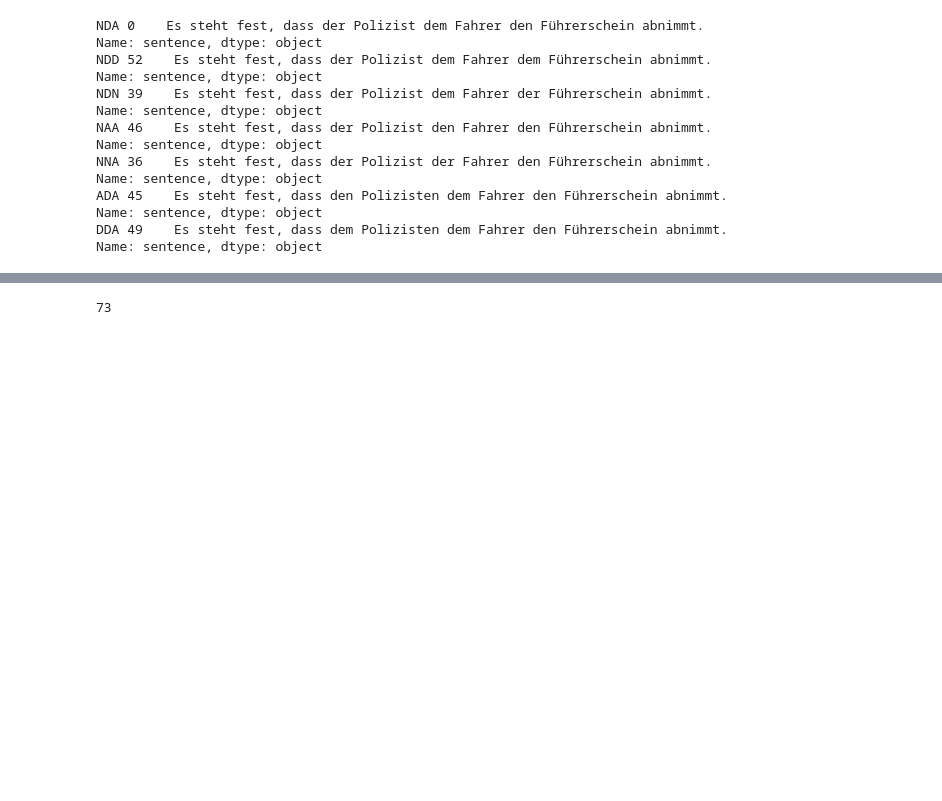
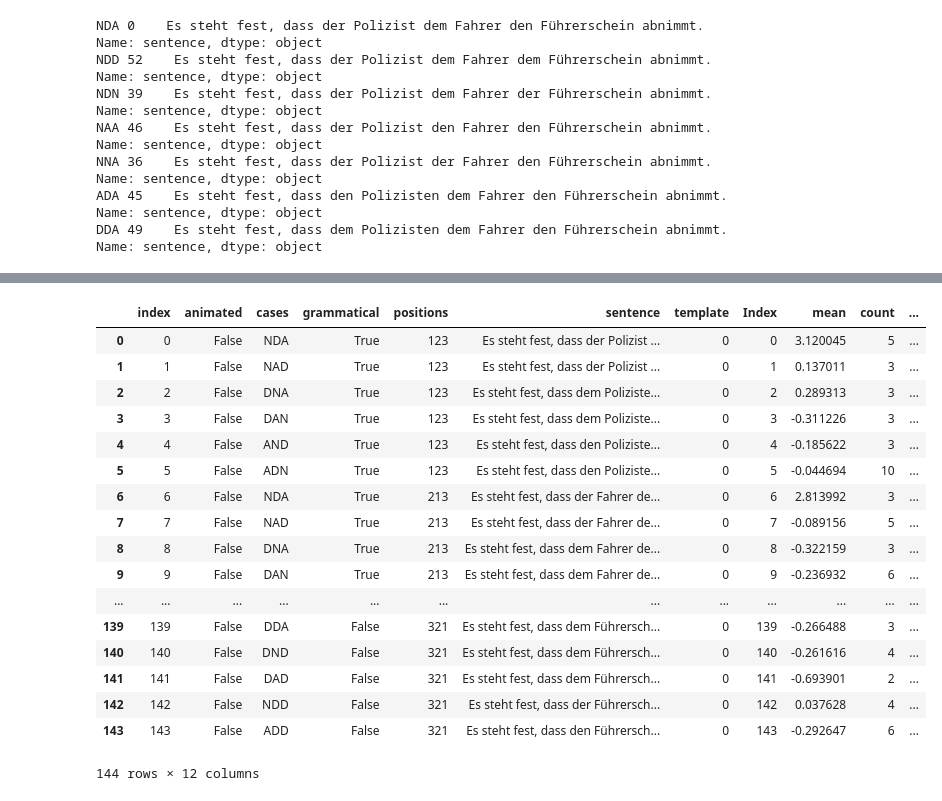
Before and after one commit to crochereau/Word-based-LM, a Jupyter notebook: src/human_eval.ipynb, the cells around one changed output, grey strips where cells are left out. Drawn from its saved outputs; the diff is of its cells as text; code cells hidden in the pictures; blank space fills up the shorter version.

```diff
--- a/src/human_eval.ipynb
+++ b/src/human_eval.ipynb
@@ -416,3 +441,24 @@ AUC 1 vs 6
+# %%
+data[data['template']==0]
+# %% [output]
+|  | index | animated | cases | grammatical | positions | sentence | template | Index | mean | count | ... |
+| 0 | 0 | False | NDA | True | 123 | Es steht fest, dass der Polizist ... | 0 | 0 | 3.120045 | 5 | ... |
+| 1 | 1 | False | NAD | True | 123 | Es steht fest, dass der Polizist ... | 0 | 1 | 0.137011 | 3 | ... |
+| 2 | 2 | False | DNA | True | 123 | Es steht fest, dass dem Poliziste... | 0 | 2 | 0.289313 | 3 | ... |
+| 3 | 3 | False | DAN | True | 123 | Es steht fest, dass dem Poliziste... | 0 | 3 | -0.311226 | 3 | ... |
+| 4 | 4 | False | AND | True | 123 | Es steht fest, dass den Poliziste... | 0 | 4 | -0.185622 | 3 | ... |
+| 5 | 5 | False | ADN | True | 123 | Es steht fest, dass den Poliziste... | 0 | 5 | -0.044694 | 10 | ... |
+| 6 | 6 | False | NDA | True | 213 | Es steht fest, dass der Fahrer de... | 0 | 6 | 2.813992 | 3 | ... |
+| 7 | 7 | False | NAD | True | 213 | Es steht fest, dass der Fahrer de... | 0 | 7 | -0.089156 | 5 | ... |
+| 8 | 8 | False | DNA | True | 213 | Es steht fest, dass dem Fahrer de... | 0 | 8 | -0.322159 | 3 | ... |
+| 9 | 9 | False | DAN | True | 213 | Es steht fest, dass dem Fahrer de... | 0 | 9 | -0.236932 | 6 | ... |
+| ... | ... | ... | ... | ... | ... | ... | ... | ... | ... | ... | ... |
+| 139 | 139 | False | DDA | False | 321 | Es steht fest, dass dem Führersch... | 0 | 139 | -0.266488 | 3 | ... |
+| 140 | 140 | False | DND | False | 321 | Es steht fest, dass dem Führersch... | 0 | 140 | -0.261616 | 4 | ... |
+| 141 | 141 | False | DAD | False | 321 | Es steht fest, dass dem Führersch... | 0 | 141 | -0.693901 | 2 | ... |
+| 142 | 142 | False | NDD | False | 321 | Es steht fest, dass der Führersch... | 0 | 142 | 0.037628 | 4 | ... |
+| 143 | 143 | False | ADD | False | 321 | Es steht fest, dass den Führersch... | 0 | 143 | -0.292647 | 6 | ... |
+144 rows × 12 columns
 # %%
 groups_to_evaluate = []
 for i in range(100):
@@ -451,6 +498,2 @@ with open('data/participants_june22.txt', 'w') as outfile:
         outfile.write(line)
         outfile.write('\n')
-# %%
-print(counter)
-# %% [output]
-73
```
Also changed, not shown: parts of 20 cells of this notebook.
